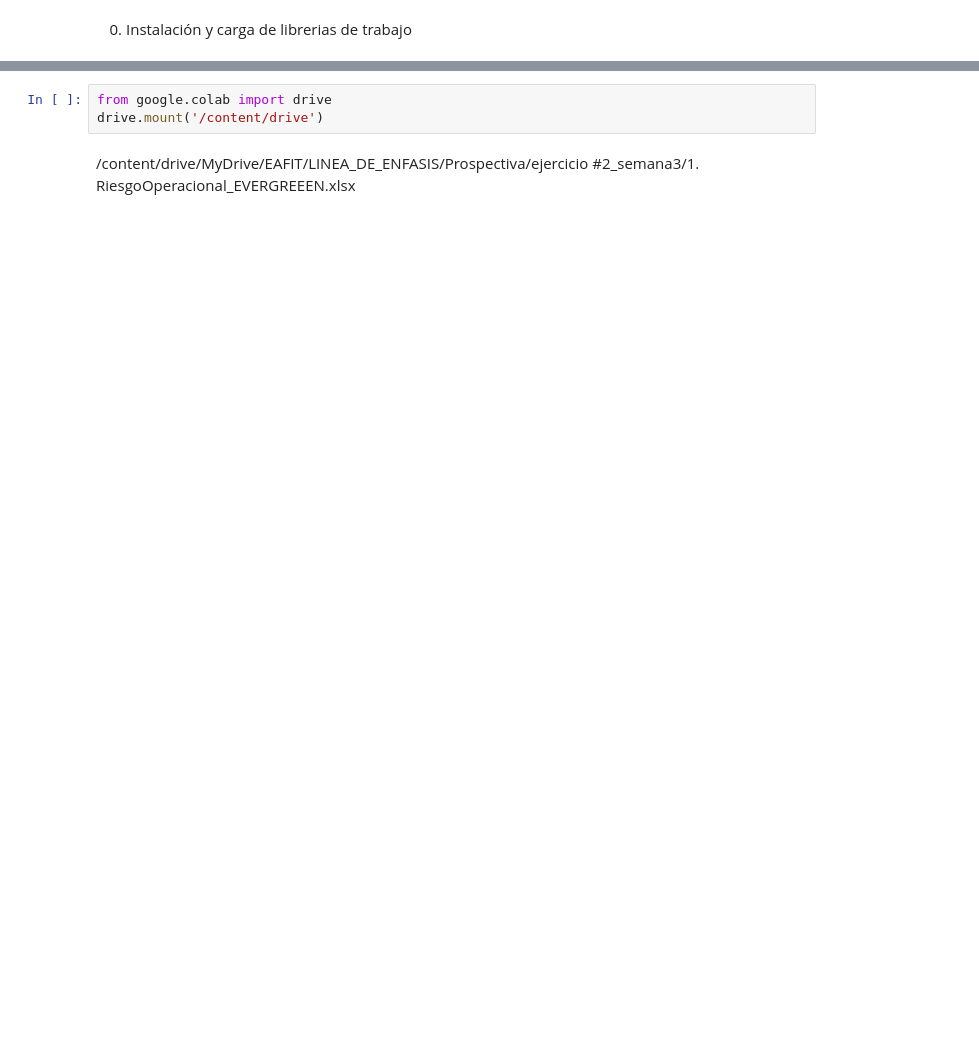
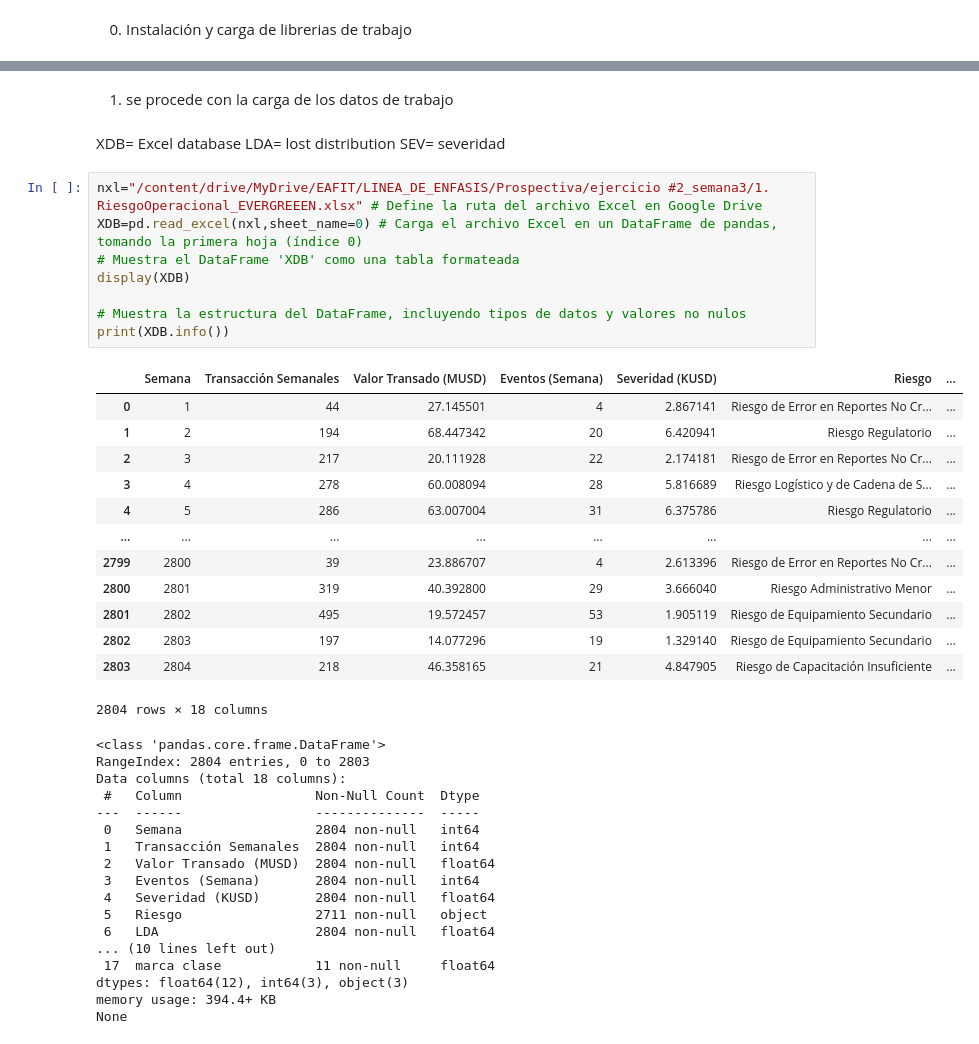
Before and after one commit to samuelperez1232/prospectiva_analitica_datos, a Jupyter notebook: tendencia_central_y_dispersion_clase.ipynb, the cells around one changed output, grey strips where cells are left out. Cells and saved outputs as stored; diff of their text form; blank space fills up the shorter version.

Commit message:
Se creó con Colab

```diff
--- a/tendencia_central_y_dispersion_clase.ipynb
+++ b/tendencia_central_y_dispersion_clase.ipynb
@@ -33,5 +46,45 @@ warnings.filterwarnings('ignore')
-# %%
-from google.colab import drive
-drive.mount('/content/drive')
-# %% [markdown]
-/content/drive/MyDrive/EAFIT/LINEA_DE_ENFASIS/Prospectiva/ejercicio #2_semana3/1. RiesgoOperacional_EVERGREEEN.xlsx
+# %% [markdown]
+1. se procede con la carga de los datos de trabajo
+# %% [markdown]
+XDB= Excel database
+LDA= lost distribution
+SEV= severidad
+# %%
+nxl="/content/drive/MyDrive/EAFIT/LINEA_DE_ENFASIS/Prospectiva/ejercicio #2_semana3/1. RiesgoOperacional_EVERGREEEN.xlsx" # Define la ruta del archivo Excel en Google Drive
+XDB=pd.read_excel(nxl,sheet_name=0) # Carga el archivo Excel en un DataFrame de pandas, tomando la primera hoja (índice 0)
+# Muestra el DataFrame 'XDB' como una tabla formateada
+display(XDB)
+
+# Muestra la estructura del DataFrame, incluyendo tipos de datos y valores no nulos
+print(XDB.info())
+# %% [output]
+|  | Semana | Transacción Semanales | Valor Transado (MUSD) | Eventos (Semana) | Severidad (KUSD) | Riesgo | ... |
+| 0 | 1 | 44 | 27.145501 | 4 | 2.867141 | Riesgo de Error en Reportes No Cr... | ... |
+| 1 | 2 | 194 | 68.447342 | 20 | 6.420941 | Riesgo Regulatorio | ... |
+| 2 | 3 | 217 | 20.111928 | 22 | 2.174181 | Riesgo de Error en Reportes No Cr... | ... |
+| 3 | 4 | 278 | 60.008094 | 28 | 5.816689 | Riesgo Logístico y de Cadena de S... | ... |
+| 4 | 5 | 286 | 63.007004 | 31 | 6.375786 | Riesgo Regulatorio | ... |
+| ... | ... | ... | ... | ... | ... | ... | ... |
+| 2799 | 2800 | 39 | 23.886707 | 4 | 2.613396 | Riesgo de Error en Reportes No Cr... | ... |
+| 2800 | 2801 | 319 | 40.392800 | 29 | 3.666040 | Riesgo Administrativo Menor | ... |
+| 2801 | 2802 | 495 | 19.572457 | 53 | 1.905119 | Riesgo de Equipamiento Secundario | ... |
+| 2802 | 2803 | 197 | 14.077296 | 19 | 1.329140 | Riesgo de Equipamiento Secundario | ... |
+| 2803 | 2804 | 218 | 46.358165 | 21 | 4.847905 | Riesgo de Capacitación Insuficiente | ... |
+2804 rows × 18 columns
+<class 'pandas.core.frame.DataFrame'>
+RangeIndex: 2804 entries, 0 to 2803
+Data columns (total 18 columns):
+ #   Column                 Non-Null Count  Dtype
+---  ------                 --------------  -----
+ 0   Semana                 2804 non-null   int64
+ 1   Transacción Semanales  2804 non-null   int64
+ 2   Valor Transado (MUSD)  2804 non-null   float64
+ 3   Eventos (Semana)       2804 non-null   int64
+ 4   Severidad (KUSD)       2804 non-null   float64
+ 5   Riesgo                 2711 non-null   object
+ 6   LDA                    2804 non-null   float64
+... (10 lines left out)
+ 17  marca clase            11 non-null     float64
+dtypes: float64(12), int64(3), object(3)
+memory usage: 394.4+ KB
+None
```
Also changed, not shown: parts of 9 cells of this notebook.
